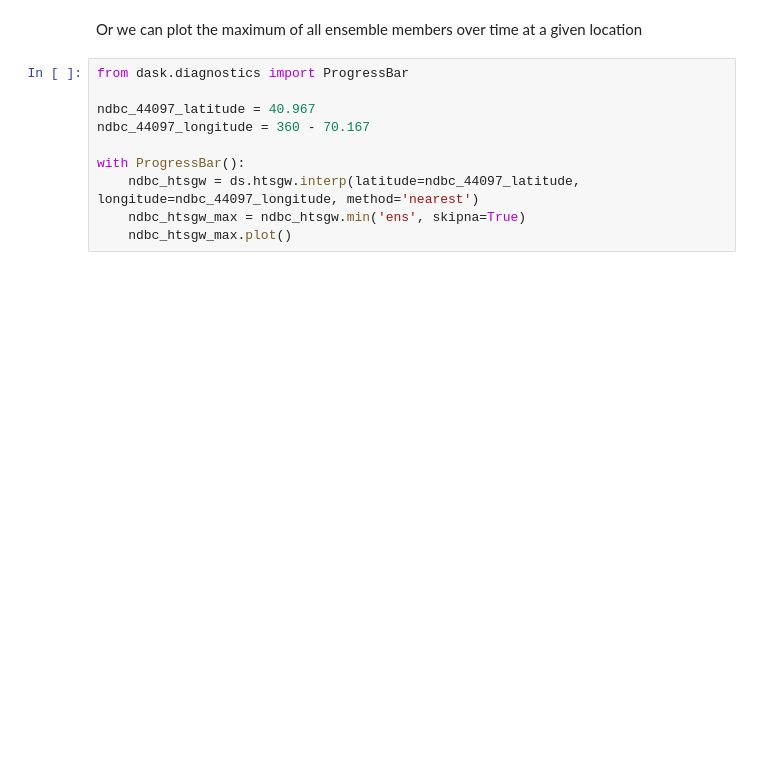
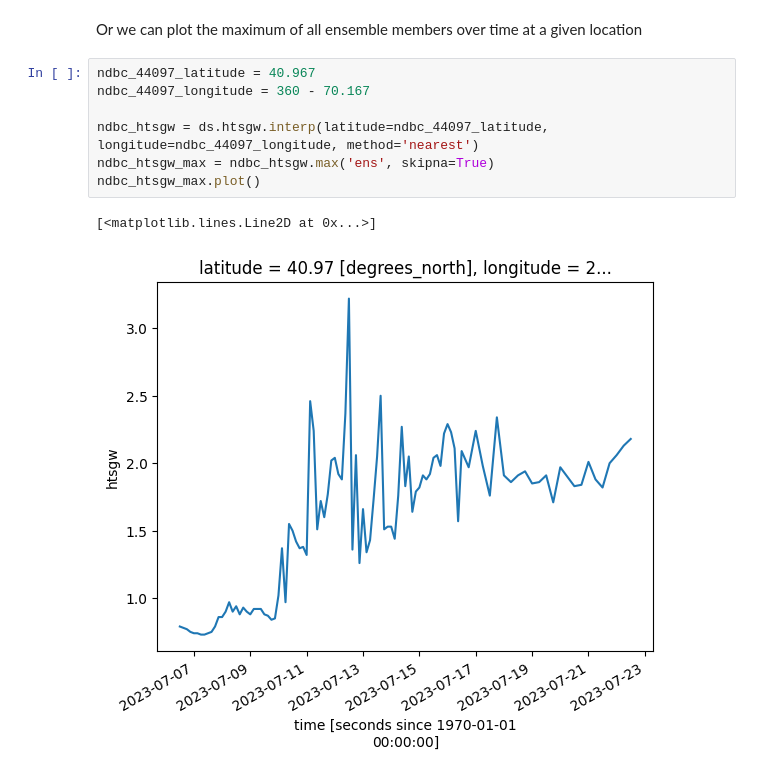
Before and after one commit to mpiannucci/gribberish, a Jupyter notebook: python/examples/kerchunk_gefs_wave.ipynb, the cells around one changed output. Saved outputs shown, nothing was run; the diff lists cells and outputs as text; blank space fills up the shorter version.

```diff
--- a/python/examples/kerchunk_gefs_wave.ipynb
+++ b/python/examples/kerchunk_gefs_wave.ipynb
@@ -169,12 +137,12 @@ array(1.26e-321)
 # %% [markdown]
 Or we can plot the maximum of all ensemble members over time at a given location
 # %%
-from dask.diagnostics import ProgressBar
-
 ndbc_44097_latitude = 40.967
 ndbc_44097_longitude = 360 - 70.167
 
-with ProgressBar():
-    ndbc_htsgw = ds.htsgw.interp(latitude=ndbc_44097_latitude, longitude=ndbc_44097_longitude, method='nearest')
-    ndbc_htsgw_max = ndbc_htsgw.min('ens', skipna=True)
-    ndbc_htsgw_max.plot()
+ndbc_htsgw = ds.htsgw.interp(latitude=ndbc_44097_latitude, longitude=ndbc_44097_longitude, method='nearest')
+ndbc_htsgw_max = ndbc_htsgw.max('ens', skipna=True)
+ndbc_htsgw_max.plot()
+# %% [output]
+[<matplotlib.lines.Line2D at 0x...>]
+[figure, added]
```
Also changed, not shown: parts of 6 cells of this notebook.
